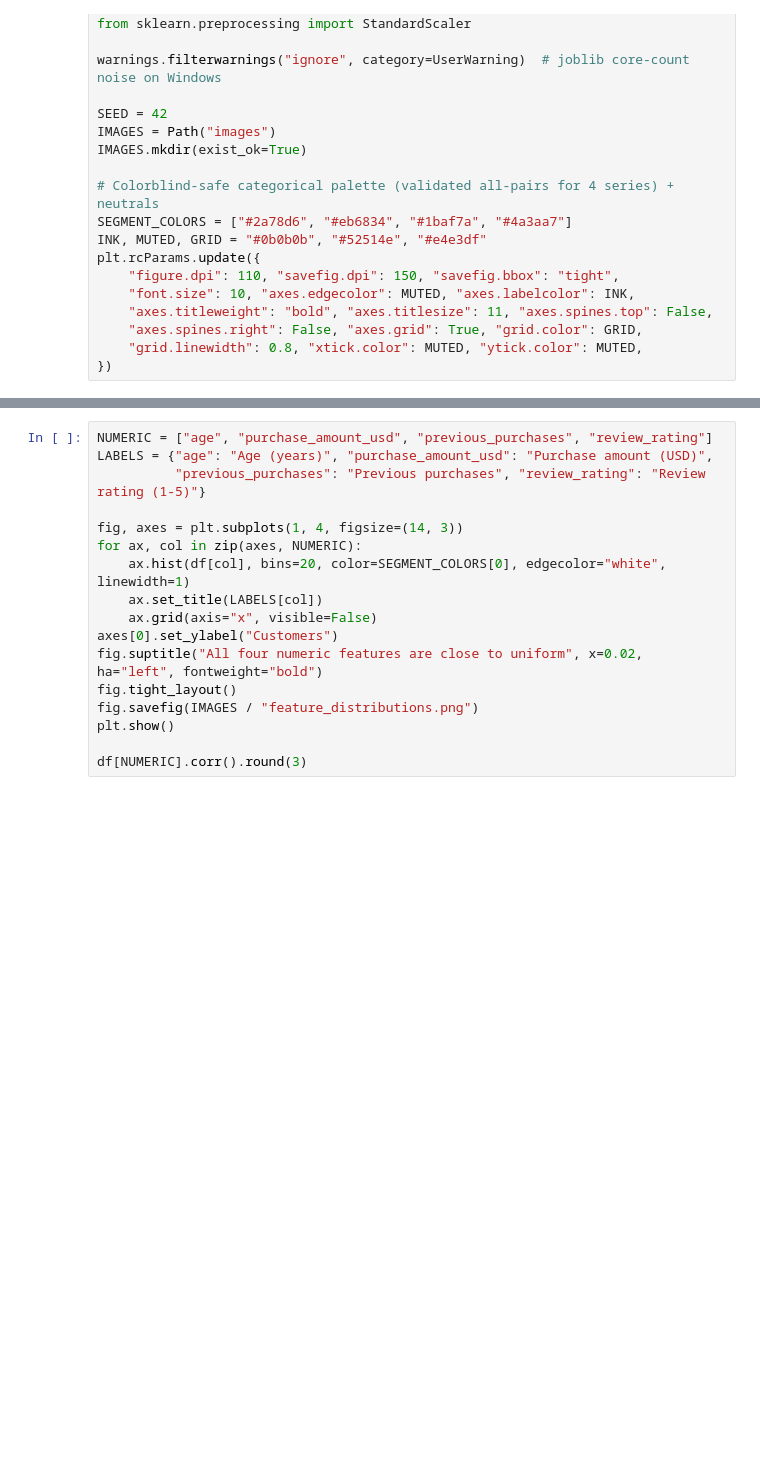
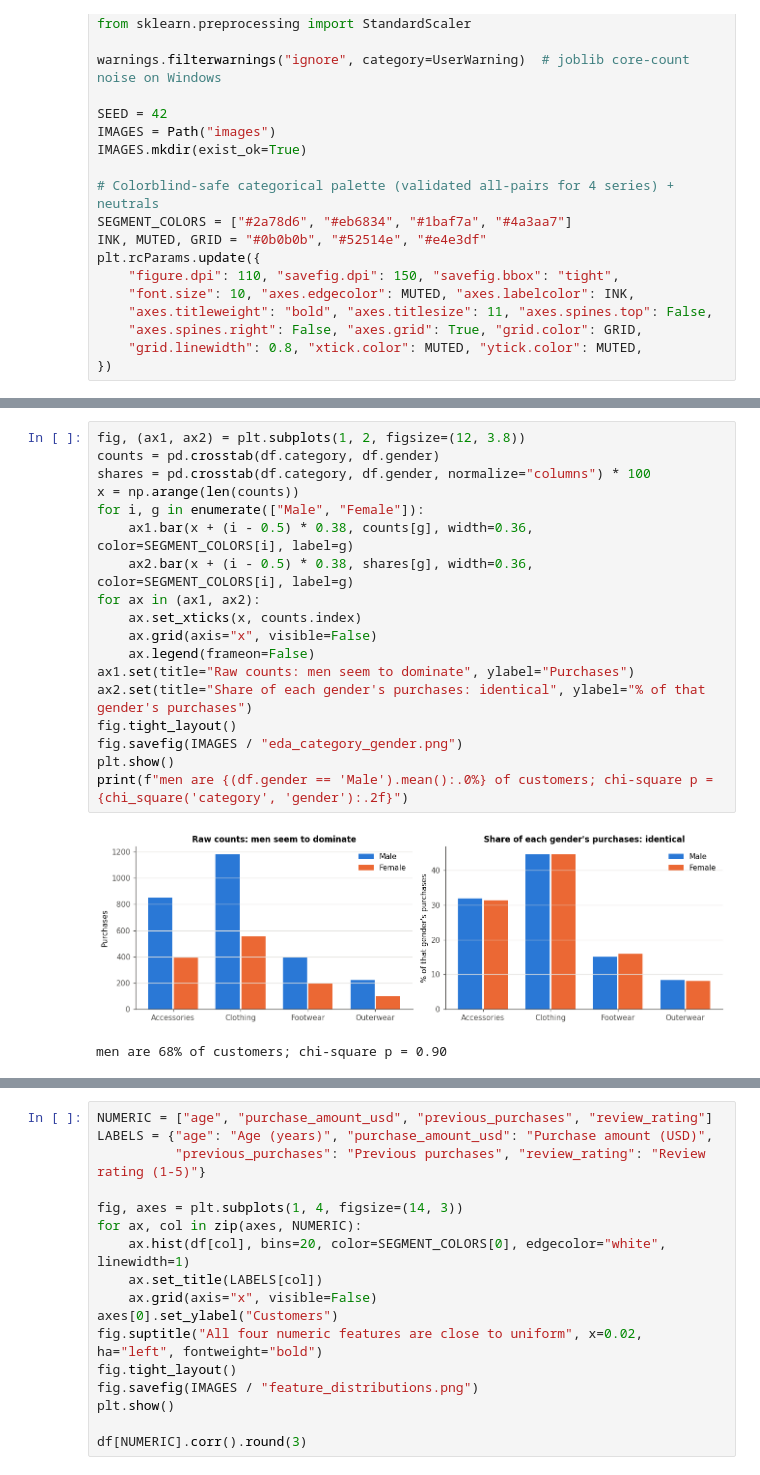
Before and after one commit to RatanaSovann/customer-segmentation, a Jupyter notebook: customer_segmentation.ipynb, the cells around one changed output, grey strips where cells are left out. Saved outputs shown, nothing was run; the diff lists cells and outputs as text; blank space fills up the shorter version.

```diff
--- a/customer_segmentation.ipynb
+++ b/customer_segmentation.ipynb
@@ -86,0 +152,21 @@ df.describe(include='all').T
+# %%
+fig, (ax1, ax2) = plt.subplots(1, 2, figsize=(12, 3.8))
+counts = pd.crosstab(df.category, df.gender)
+shares = pd.crosstab(df.category, df.gender, normalize="columns") * 100
+x = np.arange(len(counts))
+for i, g in enumerate(["Male", "Female"]):
+    ax1.bar(x + (i - 0.5) * 0.38, counts[g], width=0.36, color=SEGMENT_COLORS[i], label=g)
+    ax2.bar(x + (i - 0.5) * 0.38, shares[g], width=0.36, color=SEGMENT_COLORS[i], label=g)
+for ax in (ax1, ax2):
+    ax.set_xticks(x, counts.index)
+    ax.grid(axis="x", visible=False)
+    ax.legend(frameon=False)
+ax1.set(title="Raw counts: men seem to dominate", ylabel="Purchases")
+ax2.set(title="Share of each gender's purchases: identical", ylabel="% of that gender's purchases")
+fig.tight_layout()
+fig.savefig(IMAGES / "eda_category_gender.png")
+plt.show()
+print(f"men are {(df.gender == 'Male').mean():.0%} of customers; chi-square p = {chi_square('category', 'gender'):.2f}")
+# %% [output]
+[figure, added]
+men are 68% of customers; chi-square p = 0.90
```
Also changed, not shown: parts of 16 cells of this notebook, 11 other files.
